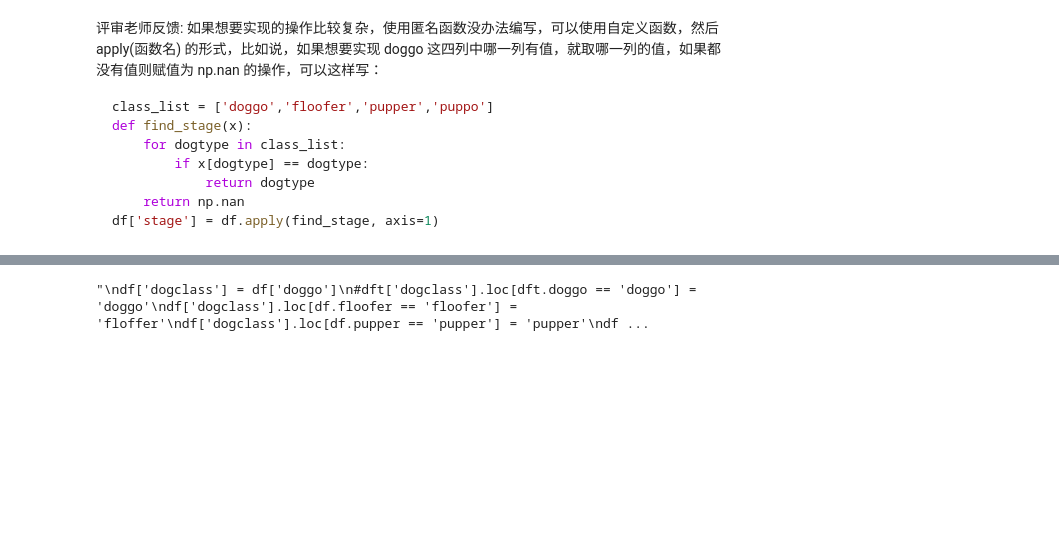
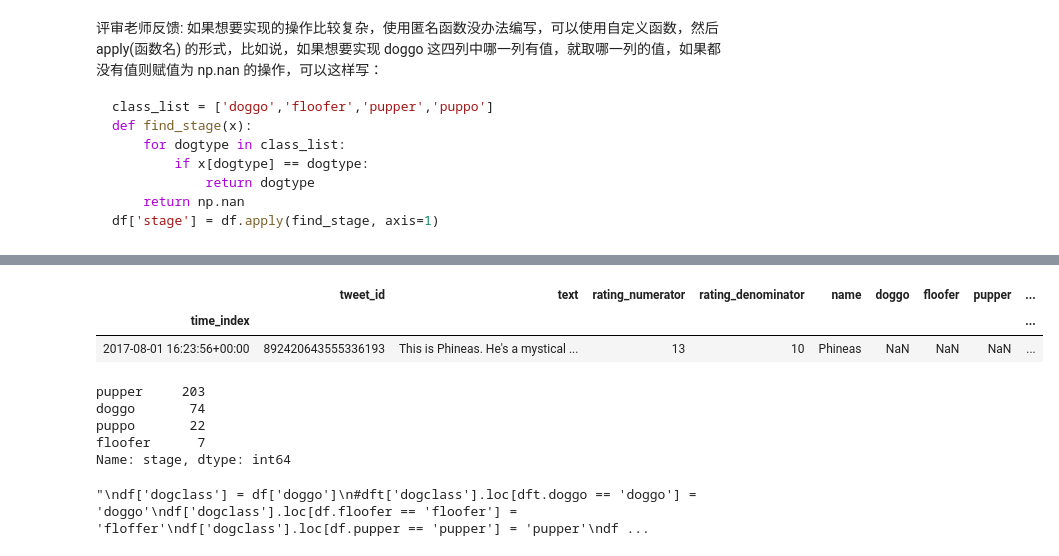
Before and after one commit to mengfanchun2017/udacity-data-academy_public, a Jupyter notebook: svip_project_lm/p10_wrangling_adv/p_lm/wrangle_act_v6.ipynb, the cells around one changed output, grey strips where cells are left out. Cells and saved outputs as stored; diff of their text form; code cells hidden in the pictures; blank space fills up the shorter version.

```diff
--- a/svip_project_lm/p10_wrangling_adv/p_lm/wrangle_act_v6.ipynb
+++ b/svip_project_lm/p10_wrangling_adv/p_lm/wrangle_act_v6.ipynb
@@ -1139,3 +1157,17 @@ df['stage'] = df.apply(find_stage, axis=1)
+# %%
+df.head(1)
+# %% [output]
+|  | tweet_id | text | rating_numerator | rating_denominator | name | doggo | floofer | pupper | ... |
+| time_index |  |  |  |  |  |  |  |  | ... |
+| 2017-08-01 16:23:56+00:00 | 892420643555336193 | This is Phineas. He's a mystical ... | 13 | 10 | Phineas | NaN | NaN | NaN | ... |
+# %%
+df.stage.value_counts()
+# %% [output]
+pupper     203
+doggo       74
+puppo       22
+floofer      7
+Name: stage, dtype: int64
 # %%
 '''
 df['dogclass'] = df['doggo']
```
Also changed, not shown: parts of 33 cells of this notebook, 6 other files.
